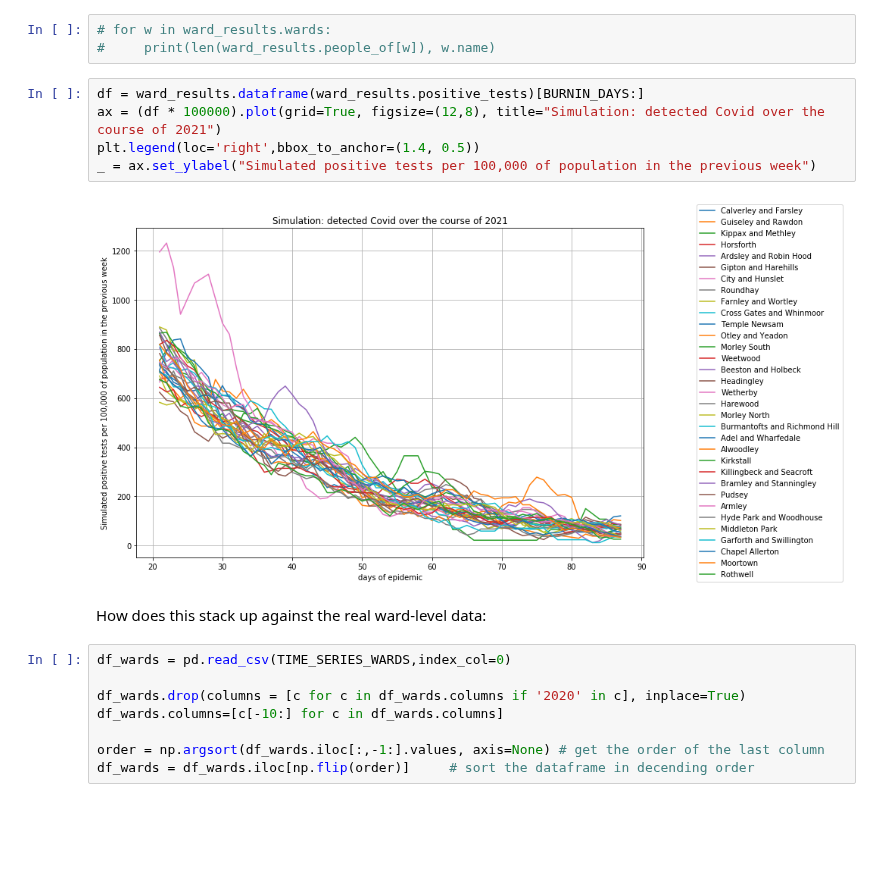
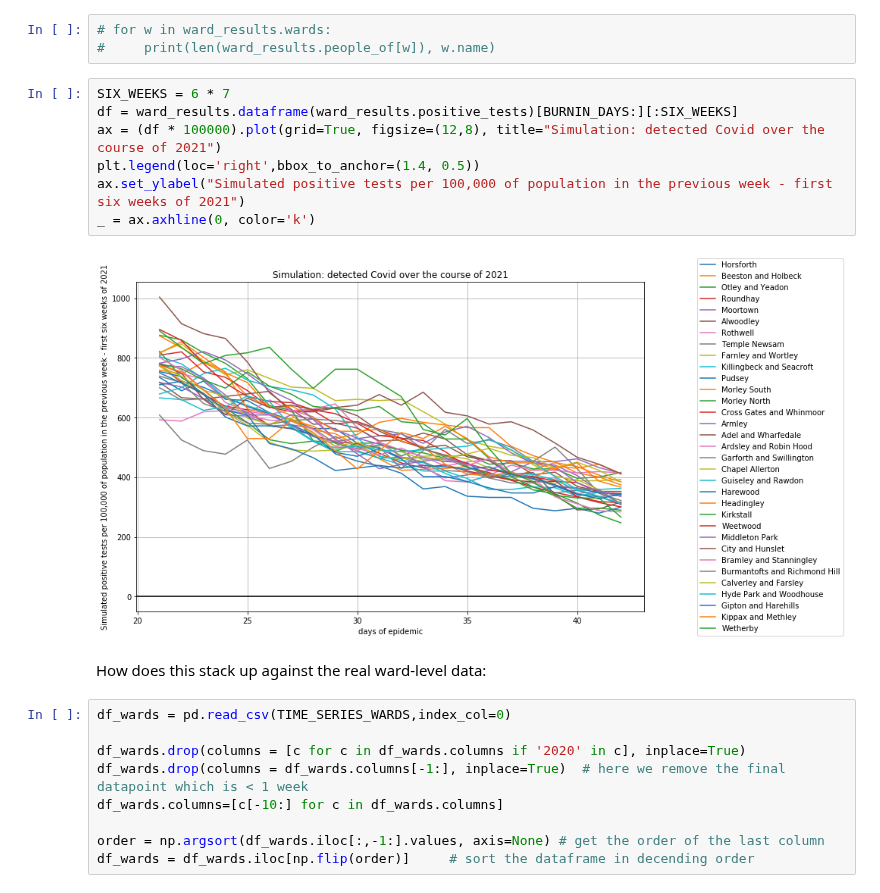
Before and after one commit to jeremy-large/CODiT, a Jupyter notebook: share/codit/notebooks/Leeds_2021_to_date.ipynb, the cells around one changed output. Saved outputs shown, nothing was run; the diff lists cells and outputs as text; blank space fills up the shorter version.

```diff
--- a/share/codit/notebooks/Leeds_2021_to_date.ipynb
+++ b/share/codit/notebooks/Leeds_2021_to_date.ipynb
@@ -159,18 +159,21 @@ ward_results = o.recorder.components[-1]
 # for w in ward_results.wards:
 #     print(len(ward_results.people_of[w]), w.name)
 # %%
-df = ward_results.dataframe(ward_results.positive_tests)[BURNIN_DAYS:]
+SIX_WEEKS = 6 * 7
+df = ward_results.dataframe(ward_results.positive_tests)[BURNIN_DAYS:][:SIX_WEEKS]
 ax = (df * 100000).plot(grid=True, figsize=(12,8), title="Simulation: detected Covid over the course of 2021")
 plt.legend(loc='right',bbox_to_anchor=(1.4, 0.5))
-_ = ax.set_ylabel("Simulated positive tests per 100,000 of population in the previous week")
+ax.set_ylabel("Simulated positive tests per 100,000 of population in the previous week - first six weeks of 2021")
+_ = ax.axhline(0, color='k')
 # %% [output]
-[figure, old version]
+[figure, new version]
 # %% [markdown]
 How does this stack up against the real ward-level data:
 # %%
 df_wards = pd.read_csv(TIME_SERIES_WARDS,index_col=0)
 
 df_wards.drop(columns = [c for c in df_wards.columns if '2020' in c], inplace=True)
+df_wards.drop(columns = df_wards.columns[-1:], inplace=True)  # here we remove the final datapoint which is < 1 week
 df_wards.columns=[c[-10:] for c in df_wards.columns]
 
 order = np.argsort(df_wards.iloc[:,-1:].values, axis=None) # get the order of the last column
```
Also changed, not shown: parts of 8 cells of this notebook.
